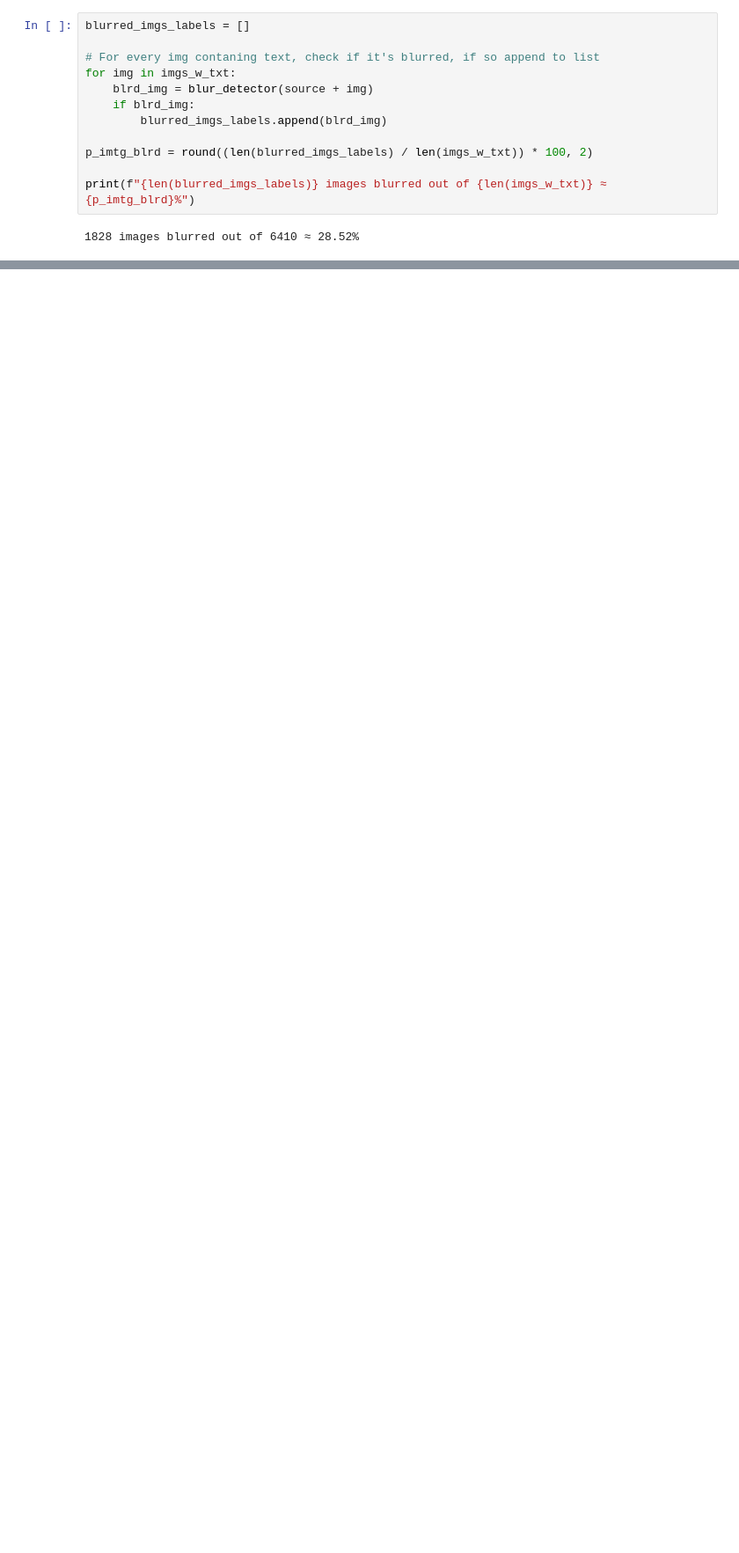
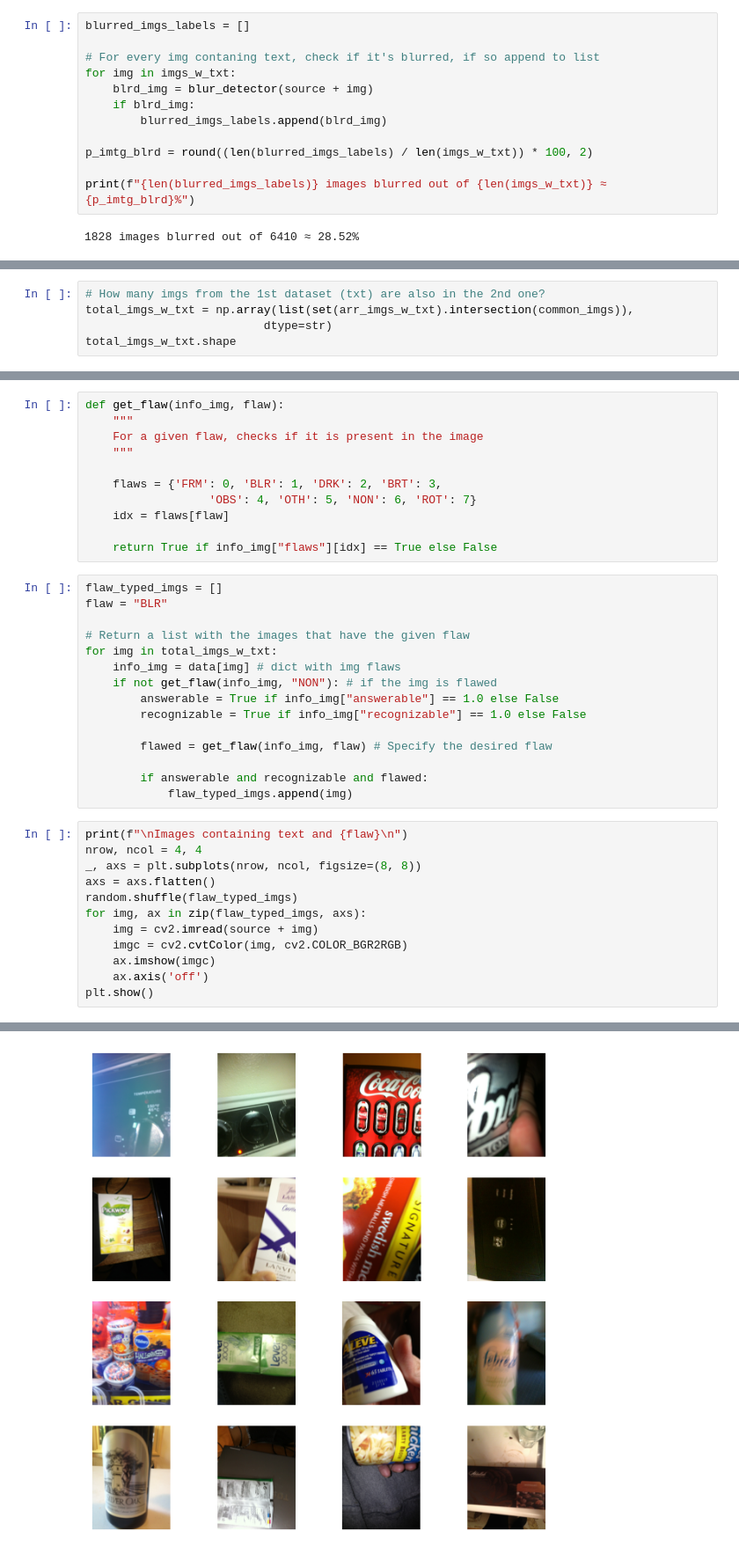
Before and after one commit to arcb01/GED-TFG, a Jupyter notebook: src/nb2.ipynb, the cells around one changed output, grey strips where cells are left out. Shown at 88% size. Saved outputs shown, nothing was run; the diff lists cells and outputs as text; blank space fills up the shorter version.

```diff
--- a/src/nb2.ipynb
+++ b/src/nb2.ipynb
@@ -159,0 +172,5 @@ print(f"{len(txt_n_blur_imgs)}/{data_size} = {round(p_imtg_blrd_n_text, 2)}% are
+# %%
+# How many imgs from the 1st dataset (txt) are also in the 2nd one?
+total_imgs_w_txt = np.array(list(set(arr_imgs_w_txt).intersection(common_imgs)),
+                          dtype=str)
+total_imgs_w_txt.shape
@@ -159,0 +179,39 @@ print(f"{len(txt_n_blur_imgs)}/{data_size} = {round(p_imtg_blrd_n_text, 2)}% are
+# %%
+def get_flaw(info_img, flaw):
+    """
+    For a given flaw, checks if it is present in the image
+    """
+
+    flaws = {'FRM': 0, 'BLR': 1, 'DRK': 2, 'BRT': 3,
+                  'OBS': 4, 'OTH': 5, 'NON': 6, 'ROT': 7}
+    idx = flaws[flaw]
+
+    return True if info_img["flaws"][idx] == True else False
+# %%
+flaw_typed_imgs = []
+flaw = "BLR"
+
+# Return a list with the images that have the given flaw
+for img in total_imgs_w_txt:
+    info_img = data[img] # dict with img flaws
+    if not get_flaw(info_img, "NON"): # if the img is flawed
+        answerable = True if info_img["answerable"] == 1.0 else False
+        recognizable = True if info_img["recognizable"] == 1.0 else False
+
+        flawed = get_flaw(info_img, flaw) # Specify the desired flaw
+
+        if answerable and recognizable and flawed:
+            flaw_typed_imgs.append(img)
+# %%
+print(f"\nImages containing text and {flaw}\n")
+nrow, ncol = 4, 4
+_, axs = plt.subplots(nrow, ncol, figsize=(8, 8))
+axs = axs.flatten()
+random.shuffle(flaw_typed_imgs)
+for img, ax in zip(flaw_typed_imgs, axs):
+    img = cv2.imread(source + img)
+    imgc = cv2.cvtColor(img, cv2.COLOR_BGR2RGB)
+    ax.imshow(imgc)
+    ax.axis('off')
+plt.show()
+# %% [output]
@@ -159,0 +219 @@ print(f"{len(txt_n_blur_imgs)}/{data_size} = {round(p_imtg_blrd_n_text, 2)}% are
+[figure, added]
```
Also changed, not shown: parts of 24 cells of this notebook, 1 other file.
